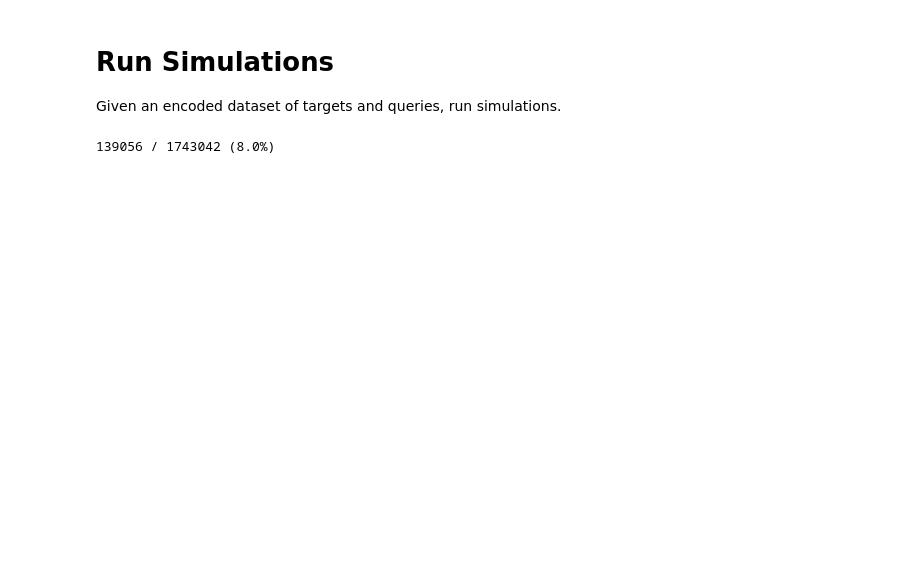
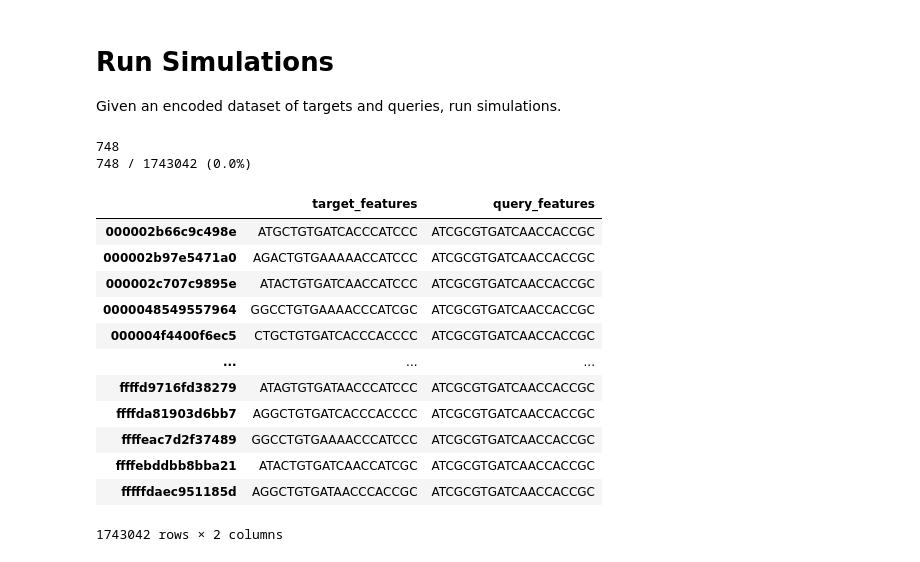
Before and after one commit to uwmisl/cas9-similarity-search, a Jupyter notebook: notebooks/03_simulation/02_run_simulations.ipynb, the cells around one changed output. Drawn from its saved outputs; the diff is of its cells as text; code cells hidden in the pictures; blank space fills up the shorter version.

```diff
--- a/notebooks/03_simulation/02_run_simulations.ipynb
+++ b/notebooks/03_simulation/02_run_simulations.ipynb
@@ -29,14 +29,32 @@ query_seqs = pd.read_hdf('/tf/primo/data/queries/feature_seqs.h5')
 # %%
 n_unique = len(target_seqs['FeatureSequence'].unique())
 n_total = len(target_seqs['FeatureSequence'])
+print(n_unique)
 print(f"{n_unique} / {n_total} ({float(n_unique) * 100 / n_total:0.1f}%)")
 # %% [output]
-139056 / 1743042 (8.0%)
+748
+748 / 1743042 (0.0%)
 # %%
 pairs = (target_seqs
  .rename(columns={'FeatureSequence':'target_features'})
  .assign(query_features = query_seqs.loc[QUERY].FeatureSequence)
 )
+# %%
+pairs
+# %% [output]
+|  | target_features | query_features |
+| 000002b66c9c498e | ATGCTGTGATCACCCATCCC | ATCGCGTGATCAACCACCGC |
+| 000002b97e5471a0 | AGACTGTGAAAAACCATCCC | ATCGCGTGATCAACCACCGC |
+| 000002c707c9895e | ATACTGTGATCAACCATCCC | ATCGCGTGATCAACCACCGC |
+| 0000048549557964 | GGCCTGTGAAAACCCATCGC | ATCGCGTGATCAACCACCGC |
+| 000004f4400f6ec5 | CTGCTGTGATCACCCACCCC | ATCGCGTGATCAACCACCGC |
+| ... | ... | ... |
+| ffffd9716fd38279 | ATAGTGTGATAACCCATCCC | ATCGCGTGATCAACCACCGC |
+| ffffda81903d6bb7 | AGGCTGTGATCACCCACCCC | ATCGCGTGATCAACCACCGC |
+| ffffeac7d2f37489 | GGCCTGTGAAAACCCATCCC | ATCGCGTGATCAACCACCGC |
+| ffffebddbb8bba21 | ATACTGTGATCAACCATCGC | ATCGCGTGATCAACCACCGC |
+| fffffdaec951185d | AGGCTGTGATAACCCACCGC | ATCGCGTGATCAACCACCGC |
+1743042 rows × 2 columns
 # %%
 # 4,000 here is just a memory-management batch size so that each progress chunk reports period of time.
 split_size = 4_000
```
Also changed, not shown: 14 other files.
